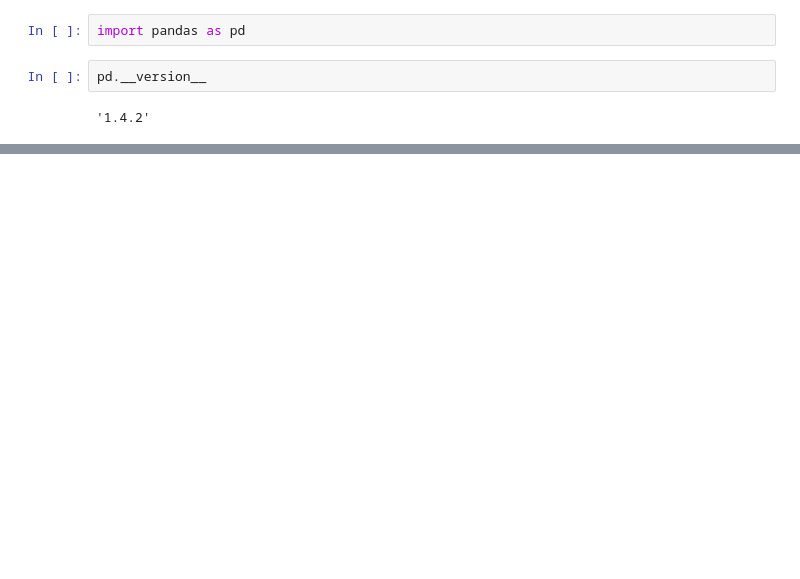
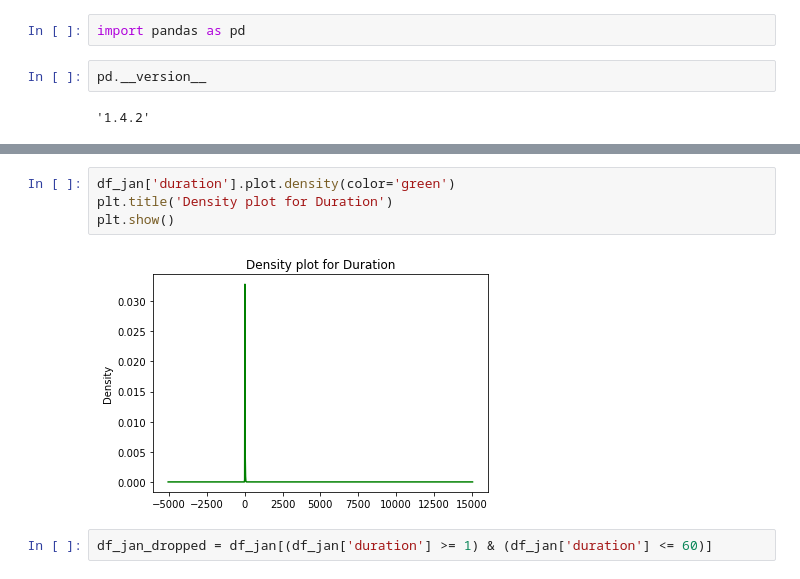
Before and after one commit to swathihg/ML-OPS-2025, a Jupyter notebook: 01-intro/homework.ipynb, the cells around one changed output, grey strips where cells are left out. Saved outputs shown, nothing was run; the diff lists cells and outputs as text; blank space fills up the shorter version.

```diff
--- a/01-intro/homework.ipynb
+++ b/01-intro/homework.ipynb
@@ -37,0 +145,8 @@ sklearn.__version__
+# %%
+df_jan['duration'].plot.density(color='green')
+plt.title('Density plot for Duration')
+plt.show()
+# %% [output]
+[figure, added]
+# %%
+df_jan_dropped = df_jan[(df_jan['duration'] >= 1) & (df_jan['duration'] <= 60)]
```
Also changed, not shown: parts of 48 cells of this notebook.
